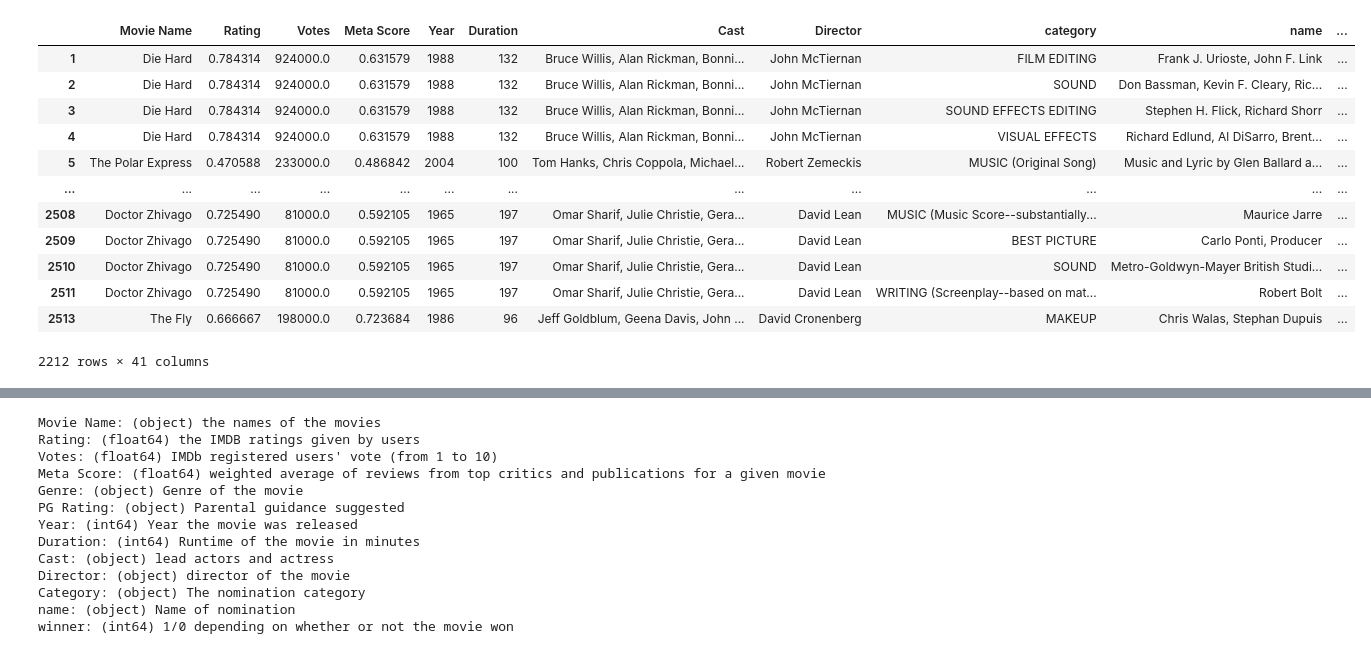
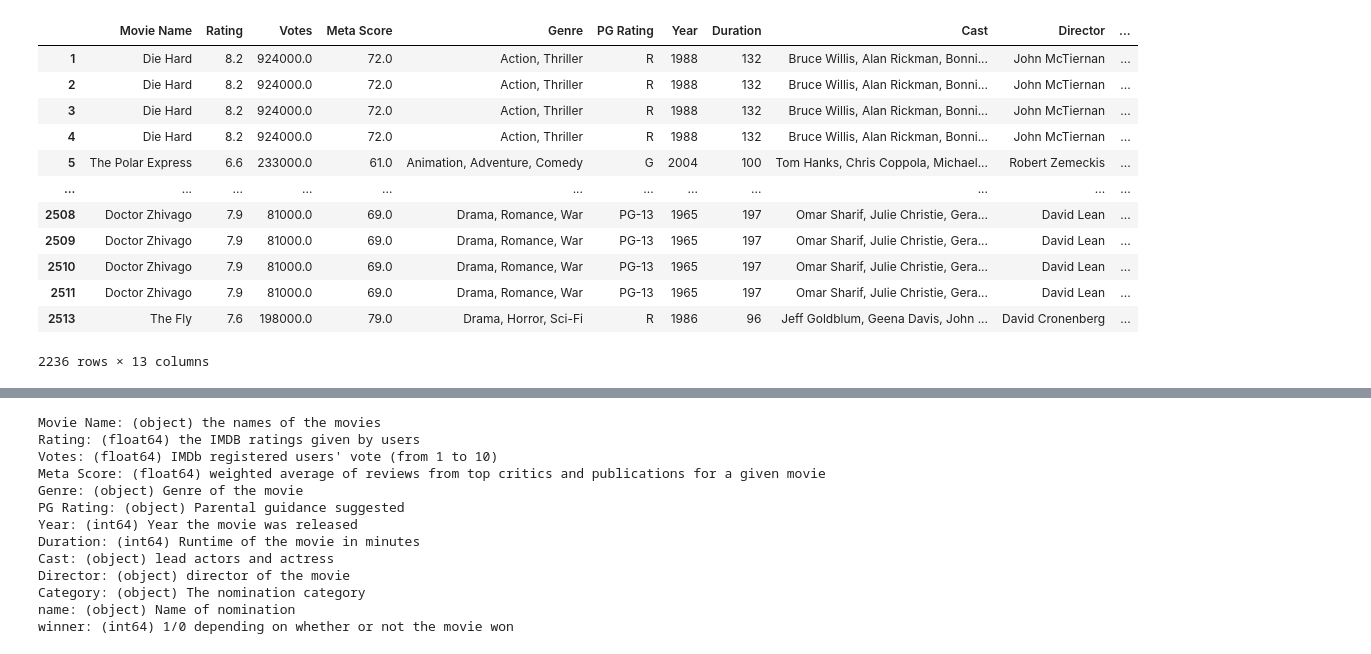
Before and after one commit to Ai-Albert/cse151a_project, a Jupyter notebook: cse151a_project.ipynb, the cells around one changed output, grey strips where cells are left out. Cells and saved outputs as stored; diff of their text form; code cells hidden in the pictures.

```diff
--- a/cse151a_project.ipynb
+++ b/cse151a_project.ipynb
@@ -16,82 +16,59 @@ import numpy as np
 import seaborn as sns
 from sklearn.preprocessing import MultiLabelBinarizer
 # %%
-from string import printable
-# Data preprocessing
-
 def durationToInt(s):
   h = s.find('h')
   m = s.find('m')
   if h == -1:
     mins = int(s[:m])
     return mins
   if m == -1:
     hours = int(s[:h])
     return 60 * hours
   hours = int(s[:h])
   mins = int(s[h+1:m])
   return 60 * hours + mins
 
 def boolToInt(b):
   if b:
     return 1
   return 0
 
-def dropUncommonYears(data):
-  rowsToDrop = []
-  for i in range(len(data)):
-    if data.loc[i, "Year"] != data.loc[i, "year_film"]:
-      rowsToDrop.append(i)
+# def dropUncommonYears(data):
+#   rowsToDrop = []
+#   for i in range(len(data)):
+#     if data.loc[i, "Year"] != data.loc[i, "year_film"]:
+#       rowsToDrop.append(i)
 
-  return data.drop(rowsToDrop)
-
-def minMaxScale(data, column):
-  mn = min(data[column])
-  mx = max(data[column])
-  return data[column].apply(lambda x: (x - mn) / (mx - mn))
+#   return data.drop(rowsToDrop)
 
 oscar_data = pd.read_csv('/content/cse151a_project/the_oscar_award.csv')
 imdb_data = pd.read_csv('/content/cse151a_project/imdb_movie_data_2023.csv')
 imdb_data = imdb_data.rename(columns={"Moive Name":"Movie Name"})
 imdb_data['Movie Name'] = imdb_data['Movie Name'].apply(lambda x: x.replace(' ', '', 1))
 
 agg_data = pd.merge(imdb_data, oscar_data, left_on='Movie Name', right_on='film')
-agg_data = dropUncommonYears(agg_data)
+# agg_data = dropUncommonYears(agg_data)
+agg_data = agg_data[agg_data['Year'] == agg_data['year_film']]
+agg_data.columns = agg_data.columns.str.strip()
 agg_data = agg_data.drop(['Unnamed: 0', 'film', 'year_film', 'year_ceremony', 'ceremony'], axis=1)
 agg_data.Duration = agg_data.Duration.apply(durationToInt)
 agg_data.winner = agg_data.winner.apply(boolToInt)
-agg_data = agg_data.dropna()
-
-# Source: https://stackoverflow.com/questions/45758646/pandas-convert-string-into-list-of-strings
-agg_data['Genre'] = agg_data.Genre.apply(lambda x: x.split(", "))
-
-# Source: https://stackoverflow.com/questions/45312377/how-to-one-hot-encode-from-a-pandas-column-containing-a-list
-
-mlb = MultiLabelBinarizer()
-agg_data = agg_data.join(pd.DataFrame(mlb.fit_transform(agg_data.pop("Genre")), columns = mlb.classes_, index=agg_data.index))
-
-
-agg_data = pd.get_dummies(agg_data, columns=["PG Rating"])
-agg_data = agg_data.rename(columns={"PG Rating_Approved": "Approved", "PG Rating_G": "G", "PG Rating_GP": "GP", "PG Rating_NC-17":"NC-17", "PG Rating_PG": "PG",
-                                    "PG Rating_PG-13":"PG-13", "PG Rating_Passed":"Passed", "PG Rating_R":"R", "PG Rating_Unrated":"Unrated", "PG Rating_X":"X"})
-
-agg_data["Rating"] = minMaxScale(agg_data, "Rating")
-agg_data["Meta Score"] = minMaxScale(agg_data, "Meta Score")
 agg_data
 # %% [output]
-|  | Movie Name | Rating | Votes | Meta Score | Year | Duration | Cast | Director | category | name | ... |
-| 1 | Die Hard | 0.784314 | 924000.0 | 0.631579 | 1988 | 132 | Bruce Willis, Alan Rickman, Bonni... | John McTiernan | FILM EDITING | Frank J. Urioste, John F. Link | ... |
-| 2 | Die Hard | 0.784314 | 924000.0 | 0.631579 | 1988 | 132 | Bruce Willis, Alan Rickman, Bonni... | John McTiernan | SOUND | Don Bassman, Kevin F. Cleary, Ric... | ... |
-| 3 | Die Hard | 0.784314 | 924000.0 | 0.631579 | 1988 | 132 | Bruce Willis, Alan Rickman, Bonni... | John McTiernan | SOUND EFFECTS EDITING | Stephen H. Flick, Richard Shorr | ... |
-| 4 | Die Hard | 0.784314 | 924000.0 | 0.631579 | 1988 | 132 | Bruce Willis, Alan Rickman, Bonni... | John McTiernan | VISUAL EFFECTS | Richard Edlund, Al DiSarro, Brent... | ... |
-| 5 | The Polar Express | 0.470588 | 233000.0 | 0.486842 | 2004 | 100 | Tom Hanks, Chris Coppola, Michael... | Robert Zemeckis | MUSIC (Original Song) | Music and Lyric by Glen Ballard a... | ... |
+|  | Movie Name | Rating | Votes | Meta Score | Genre | PG Rating | Year | Duration | Cast | Director | ... |
+| 1 | Die Hard | 8.2 | 924000.0 | 72.0 | Action, Thriller | R | 1988 | 132 | Bruce Willis, Alan Rickman, Bonni... | John McTiernan | ... |
+| 2 | Die Hard | 8.2 | 924000.0 | 72.0 | Action, Thriller | R | 1988 | 132 | Bruce Willis, Alan Rickman, Bonni... | John McTiernan | ... |
+| 3 | Die Hard | 8.2 | 924000.0 | 72.0 | Action, Thriller | R | 1988 | 132 | Bruce Willis, Alan Rickman, Bonni... | John McTiernan | ... |
+| 4 | Die Hard | 8.2 | 924000.0 | 72.0 | Action, Thriller | R | 1988 | 132 | Bruce Willis, Alan Rickman, Bonni... | John McTiernan | ... |
+| 5 | The Polar Express | 6.6 | 233000.0 | 61.0 | Animation, Adventure, Comedy | G | 2004 | 100 | Tom Hanks, Chris Coppola, Michael... | Robert Zemeckis | ... |
 | ... | ... | ... | ... | ... | ... | ... | ... | ... | ... | ... | ... |
-| 2508 | Doctor Zhivago | 0.725490 | 81000.0 | 0.592105 | 1965 | 197 | Omar Sharif, Julie Christie, Gera... | David Lean | MUSIC (Music Score--substantially... | Maurice Jarre | ... |
-| 2509 | Doctor Zhivago | 0.725490 | 81000.0 | 0.592105 | 1965 | 197 | Omar Sharif, Julie Christie, Gera... | David Lean | BEST PICTURE | Carlo Ponti, Producer | ... |
-| 2510 | Doctor Zhivago | 0.725490 | 81000.0 | 0.592105 | 1965 | 197 | Omar Sharif, Julie Christie, Gera... | David Lean | SOUND | Metro-Goldwyn-Mayer British Studi... | ... |
-| 2511 | Doctor Zhivago | 0.725490 | 81000.0 | 0.592105 | 1965 | 197 | Omar Sharif, Julie Christie, Gera... | David Lean | WRITING (Screenplay--based on mat... | Robert Bolt | ... |
-| 2513 | The Fly | 0.666667 | 198000.0 | 0.723684 | 1986 | 96 | Jeff Goldblum, Geena Davis, John ... | David Cronenberg | MAKEUP | Chris Walas, Stephan Dupuis | ... |
+| 2508 | Doctor Zhivago | 7.9 | 81000.0 | 69.0 | Drama, Romance, War | PG-13 | 1965 | 197 | Omar Sharif, Julie Christie, Gera... | David Lean | ... |
+| 2509 | Doctor Zhivago | 7.9 | 81000.0 | 69.0 | Drama, Romance, War | PG-13 | 1965 | 197 | Omar Sharif, Julie Christie, Gera... | David Lean | ... |
+| 2510 | Doctor Zhivago | 7.9 | 81000.0 | 69.0 | Drama, Romance, War | PG-13 | 1965 | 197 | Omar Sharif, Julie Christie, Gera... | David Lean | ... |
+| 2511 | Doctor Zhivago | 7.9 | 81000.0 | 69.0 | Drama, Romance, War | PG-13 | 1965 | 197 | Omar Sharif, Julie Christie, Gera... | David Lean | ... |
+| 2513 | The Fly | 7.6 | 198000.0 | 79.0 | Drama, Horror, Sci-Fi | R | 1986 | 96 | Jeff Goldblum, Geena Davis, John ... | David Cronenberg | ... |
-2212 rows × 41 columns
+2236 rows × 13 columns
 # %%
 agg_data.dtypes
 # %% [output]
```
Also changed, not shown: parts of 20 cells of this notebook.
